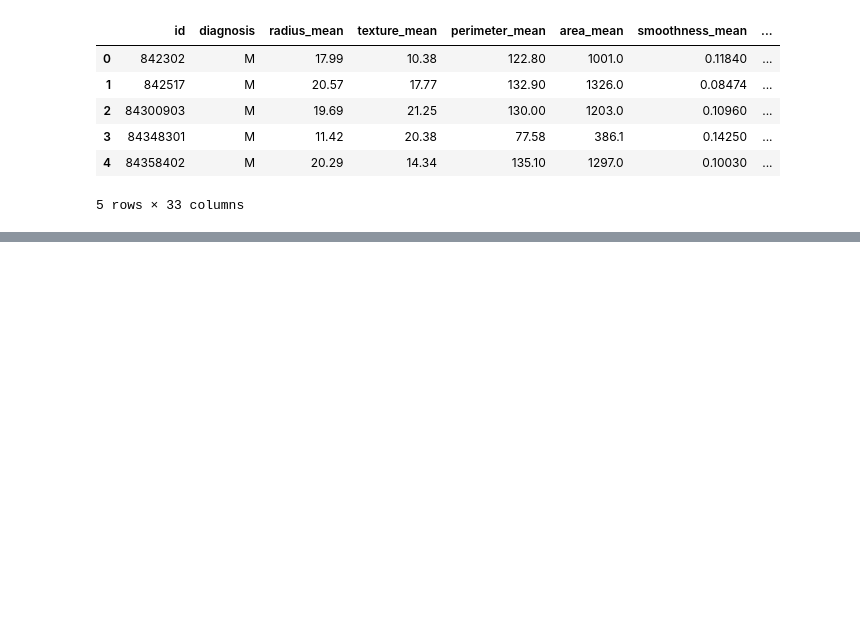
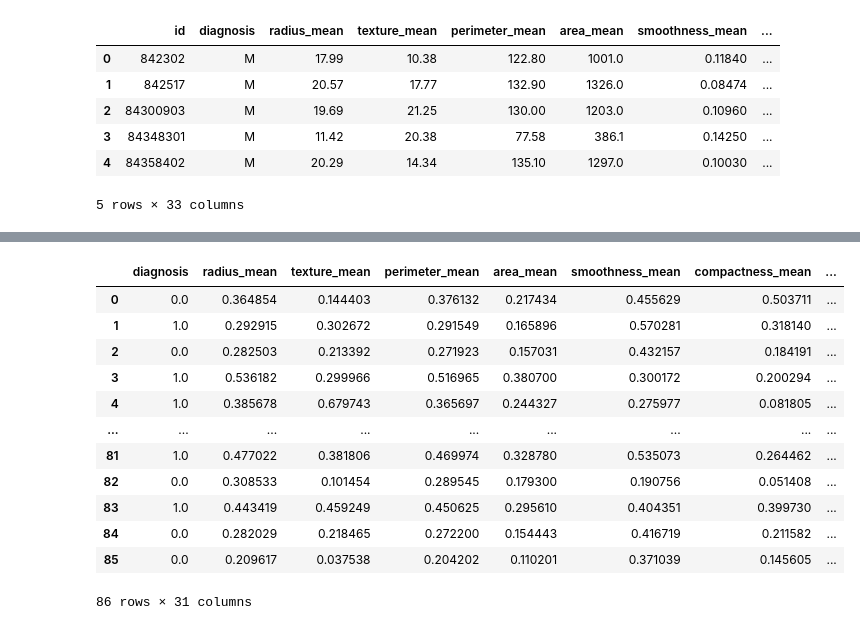
Before and after one commit to marahmedi/diagnosing-breast-cancer, a Jupyter notebook: Diagnosing breast cancer.ipynb, the cells around one changed output, grey strips where cells are left out. Cells and saved outputs as stored; diff of their text form; code cells hidden in the pictures; blank space fills up the shorter version.

```diff
--- a/Diagnosing breast cancer.ipynb
+++ b/Diagnosing breast cancer.ipynb
@@ -19,0 +168,16 @@ df = df.drop(columns='Unnamed: 32', axis=1)
+# %%
+test
+# %% [output]
+|  | diagnosis | radius_mean | texture_mean | perimeter_mean | area_mean | smoothness_mean | compactness_mean | ... |
+| 0 | 0.0 | 0.364854 | 0.144403 | 0.376132 | 0.217434 | 0.455629 | 0.503711 | ... |
+| 1 | 1.0 | 0.292915 | 0.302672 | 0.291549 | 0.165896 | 0.570281 | 0.318140 | ... |
+| 2 | 0.0 | 0.282503 | 0.213392 | 0.271923 | 0.157031 | 0.432157 | 0.184191 | ... |
+| 3 | 1.0 | 0.536182 | 0.299966 | 0.516965 | 0.380700 | 0.300172 | 0.200294 | ... |
+| 4 | 1.0 | 0.385678 | 0.679743 | 0.365697 | 0.244327 | 0.275977 | 0.081805 | ... |
+| ... | ... | ... | ... | ... | ... | ... | ... | ... |
+| 81 | 1.0 | 0.477022 | 0.381806 | 0.469974 | 0.328780 | 0.535073 | 0.264462 | ... |
+| 82 | 0.0 | 0.308533 | 0.101454 | 0.289545 | 0.179300 | 0.190756 | 0.051408 | ... |
+| 83 | 1.0 | 0.443419 | 0.459249 | 0.450625 | 0.295610 | 0.404351 | 0.399730 | ... |
+| 84 | 0.0 | 0.282029 | 0.218465 | 0.272200 | 0.154443 | 0.416719 | 0.211582 | ... |
+| 85 | 0.0 | 0.209617 | 0.037538 | 0.204202 | 0.110201 | 0.371039 | 0.145605 | ... |
+86 rows × 31 columns
```
Also changed, not shown: parts of 36 cells of this notebook.
